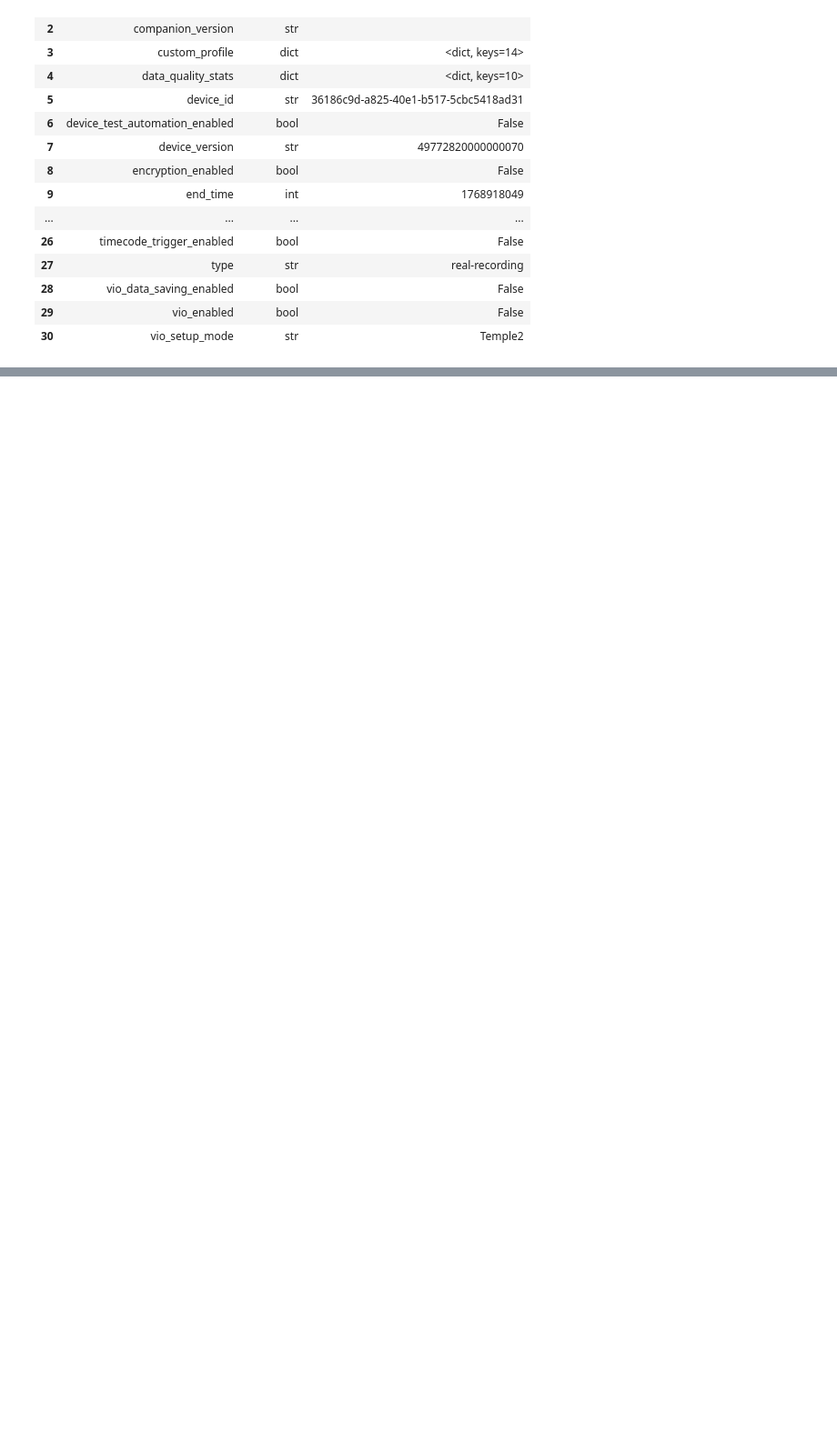
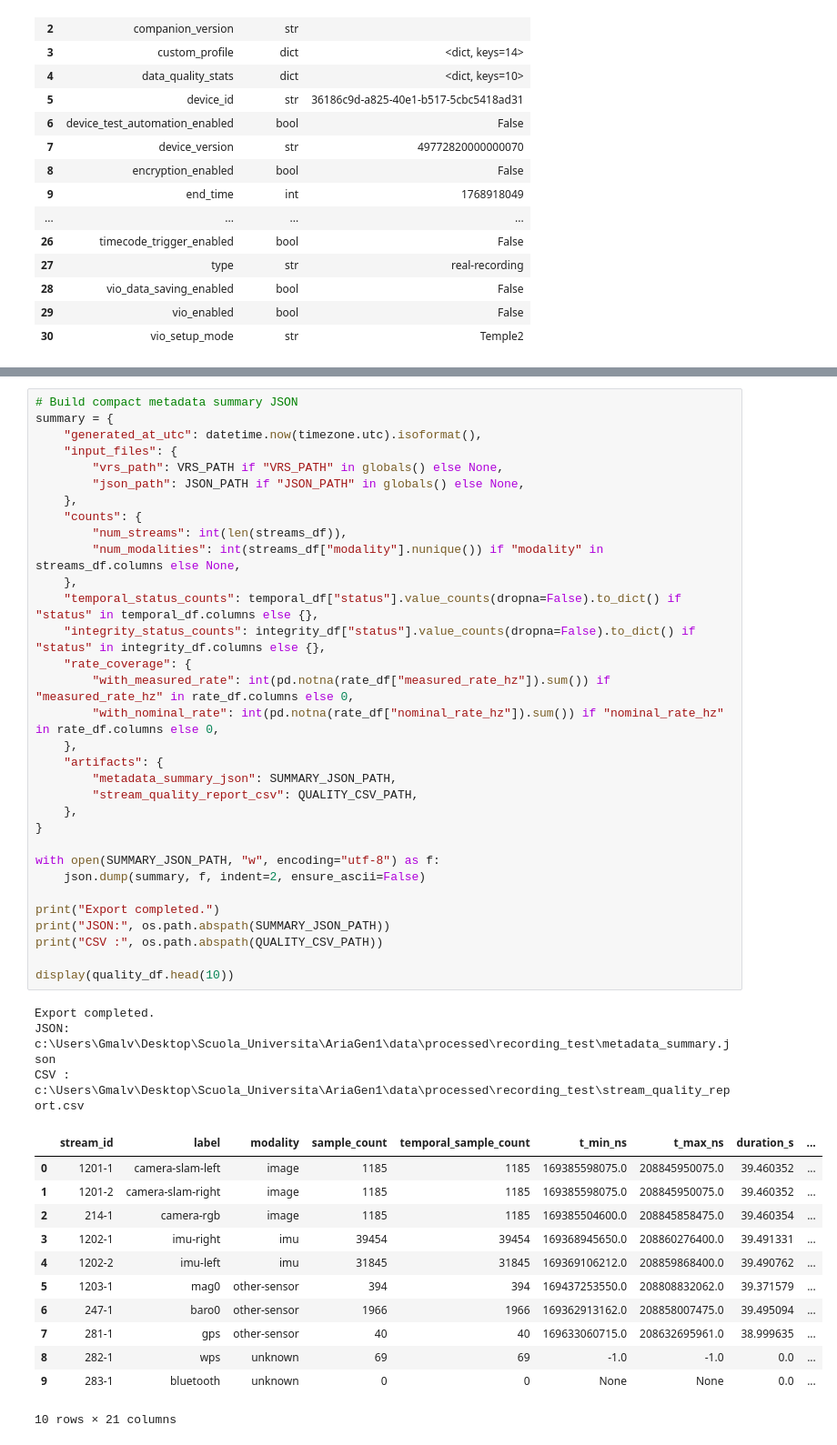
Before and after one commit to GianMalvisi/AriaGen1, a Jupyter notebook: notebooks/01_metadata_inspection.ipynb, the cells around one changed output, grey strips where cells are left out. Shown at 91% size. Saved outputs shown, nothing was run; the diff lists cells and outputs as text; blank space fills up the shorter version.

```diff
--- a/notebooks/01_metadata_inspection.ipynb
+++ b/notebooks/01_metadata_inspection.ipynb
@@ -269,0 +890,48 @@ display(structure_df)
+# %%
+# Build compact metadata summary JSON
+summary = {
+    "generated_at_utc": datetime.now(timezone.utc).isoformat(),
+    "input_files": {
+        "vrs_path": VRS_PATH if "VRS_PATH" in globals() else None,
+        "json_path": JSON_PATH if "JSON_PATH" in globals() else None,
+    },
+    "counts": {
+        "num_streams": int(len(streams_df)),
+        "num_modalities": int(streams_df["modality"].nunique()) if "modality" in streams_df.columns else None,
+    },
+    "temporal_status_counts": temporal_df["status"].value_counts(dropna=False).to_dict() if "status" in temporal_df.columns else {},
+    "integrity_status_counts": integrity_df["status"].value_counts(dropna=False).to_dict() if "status" in integrity_df.columns else {},
+    "rate_coverage": {
+        "with_measured_rate": int(pd.notna(rate_df["measured_rate_hz"]).sum()) if "measured_rate_hz" in rate_df.columns else 0,
+        "with_nominal_rate": int(pd.notna(rate_df["nominal_rate_hz"]).sum()) if "nominal_rate_hz" in rate_df.columns else 0,
+    },
+    "artifacts": {
+        "metadata_summary_json": SUMMARY_JSON_PATH,
+        "stream_quality_report_csv": QUALITY_CSV_PATH,
+    },
+}
+
+with open(SUMMARY_JSON_PATH, "w", encoding="utf-8") as f:
+    json.dump(summary, f, indent=2, ensure_ascii=False)
+
+print("Export completed.")
+print("JSON:", os.path.abspath(SUMMARY_JSON_PATH))
+print("CSV :", os.path.abspath(QUALITY_CSV_PATH))
+
+display(quality_df.head(10))
+# %% [output]
+Export completed.
+JSON: c:\Users\Gmalv\Desktop\Scuola_Universita\AriaGen1\data\processed\recording_test\metadata_summary.json
+CSV : c:\Users\Gmalv\Desktop\Scuola_Universita\AriaGen1\data\processed\recording_test\stream_quality_report.csv
+|  | stream_id | label | modality | sample_count | temporal_sample_count | t_min_ns | t_max_ns | duration_s | ... |
+| 0 | 1201-1 | camera-slam-left | image | 1185 | 1185 | 169385598075.0 | 208845950075.0 | 39.460352 | ... |
+| 1 | 1201-2 | camera-slam-right | image | 1185 | 1185 | 169385598075.0 | 208845950075.0 | 39.460352 | ... |
+| 2 | 214-1 | camera-rgb | image | 1185 | 1185 | 169385504600.0 | 208845858475.0 | 39.460354 | ... |
+| 3 | 1202-1 | imu-right | imu | 39454 | 39454 | 169368945650.0 | 208860276400.0 | 39.491331 | ... |
+| 4 | 1202-2 | imu-left | imu | 31845 | 31845 | 169369106212.0 | 208859868400.0 | 39.490762 | ... |
+| 5 | 1203-1 | mag0 | other-sensor | 394 | 394 | 169437253550.0 | 208808832062.0 | 39.371579 | ... |
+| 6 | 247-1 | baro0 | other-sensor | 1966 | 1966 | 169362913162.0 | 208858007475.0 | 39.495094 | ... |
+| 7 | 281-1 | gps | other-sensor | 40 | 40 | 169633060715.0 | 208632695961.0 | 38.999635 | ... |
+| 8 | 282-1 | wps | unknown | 69 | 69 | -1.0 | -1.0 | 0.0 | ... |
+| 9 | 283-1 | bluetooth | unknown | 0 | 0 | None | None | 0.0 | ... |
+10 rows × 21 columns
```
Also changed, not shown: parts of 22 cells of this notebook, 2 other files.
